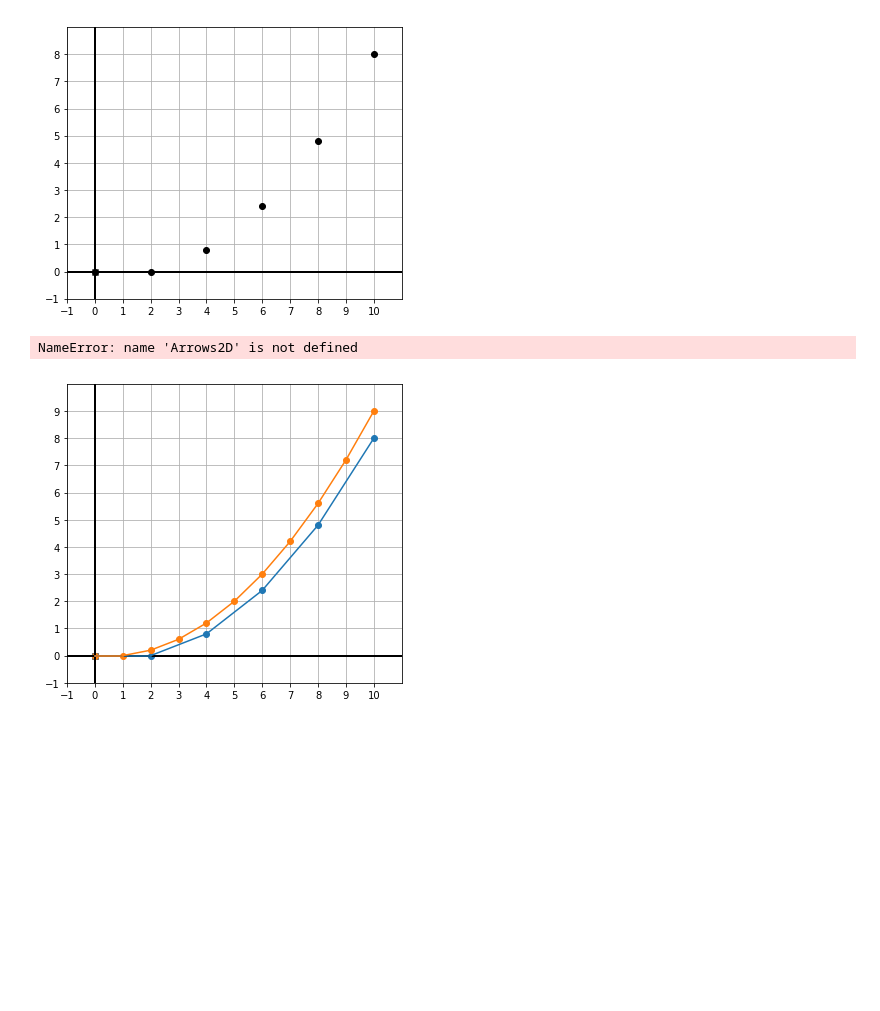
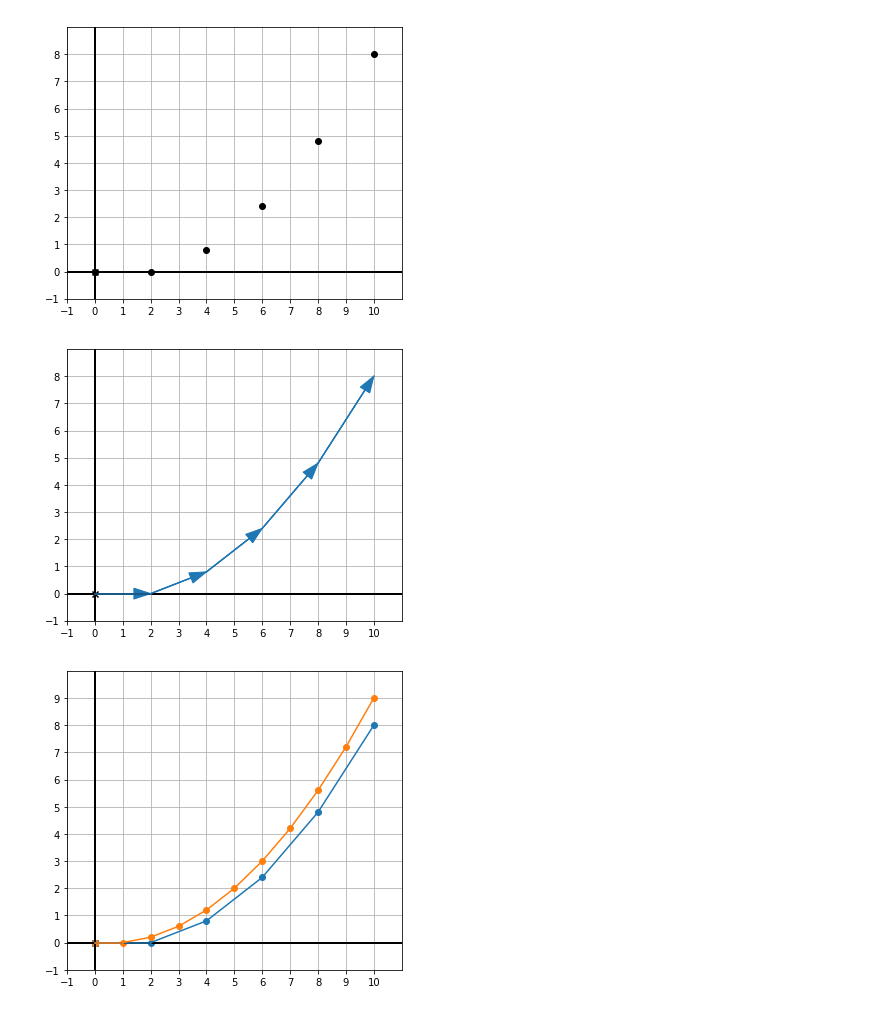
Before and after one commit to orlandpm/Math-for-Programmers, a Jupyter notebook: Chapter 09/figures/Make Figures.ipynb, the cells around one changed output. Drawn from its saved outputs; the diff is of its cells as text; code cells hidden in the pictures; blank space fills up the shorter version.

```diff
--- a/Chapter 09/figures/Make Figures.ipynb
+++ b/Chapter 09/figures/Make Figures.ipynb
@@ -25,10 +25,10 @@ from draw2d import *
 draw2d(Points2D(*positions), save_as='9.05.svg')
 # %% [output]
 [figure]
-# %%
-draw2d(Arrows2D(*positions), save_as='9.06.svg')
-# %% [output]
-NameError: name 'Arrows2D' is not defined
+# %%
+draw2d(*([Arrow2D(v2,v1,color='C0') for (v1,v2) in pairs(positions)] + [Segment2D(v2,v1,color='C0') for (v1,v2) in pairs(positions)]), save_as='9.06.svg')
+# %% [output]
+[figure, added]
 # %%
 def pairs(lst):
     return list(zip(lst[:-1],lst[1:]))
```
Also changed, not shown: 10 other files.
